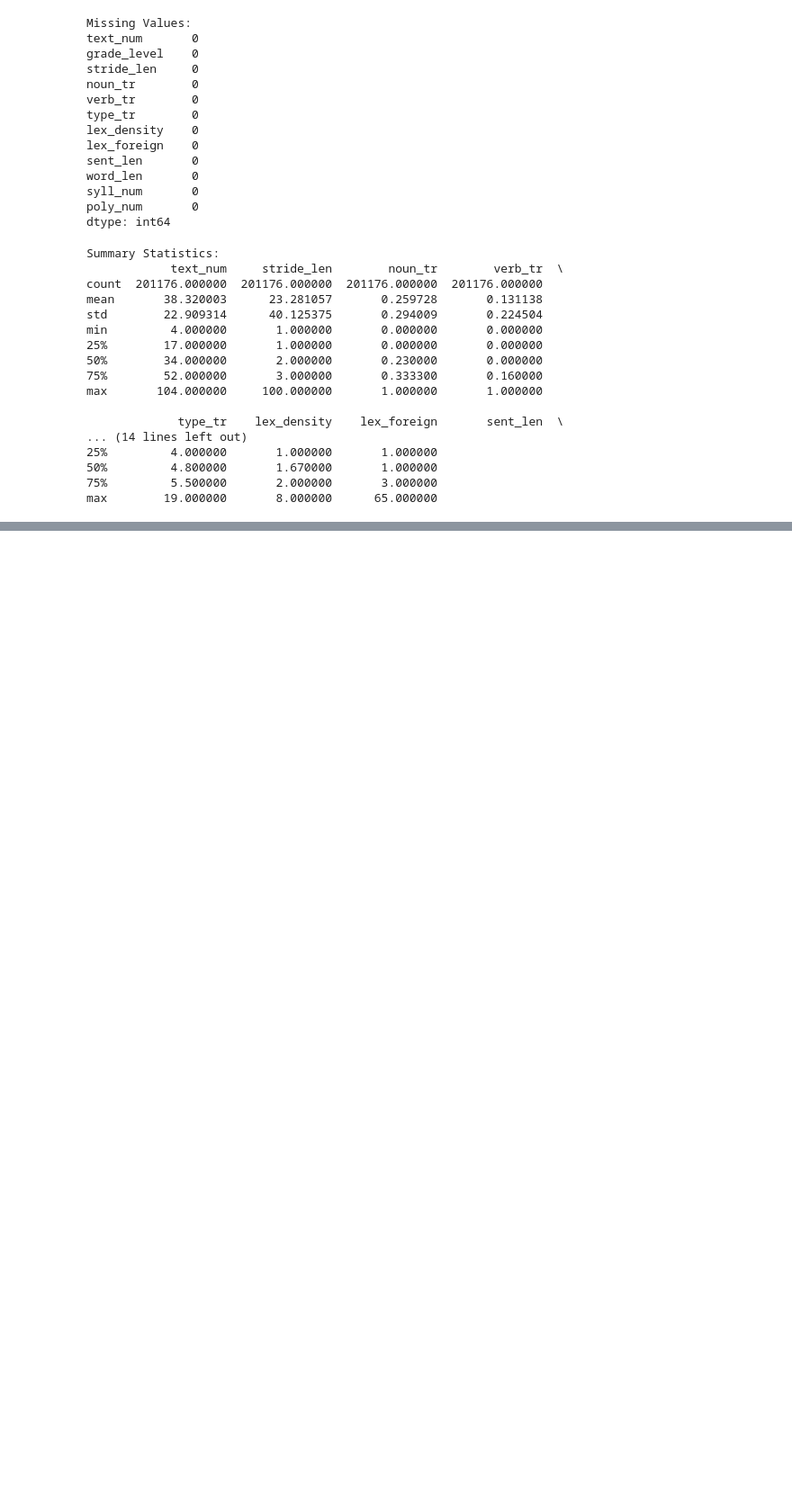
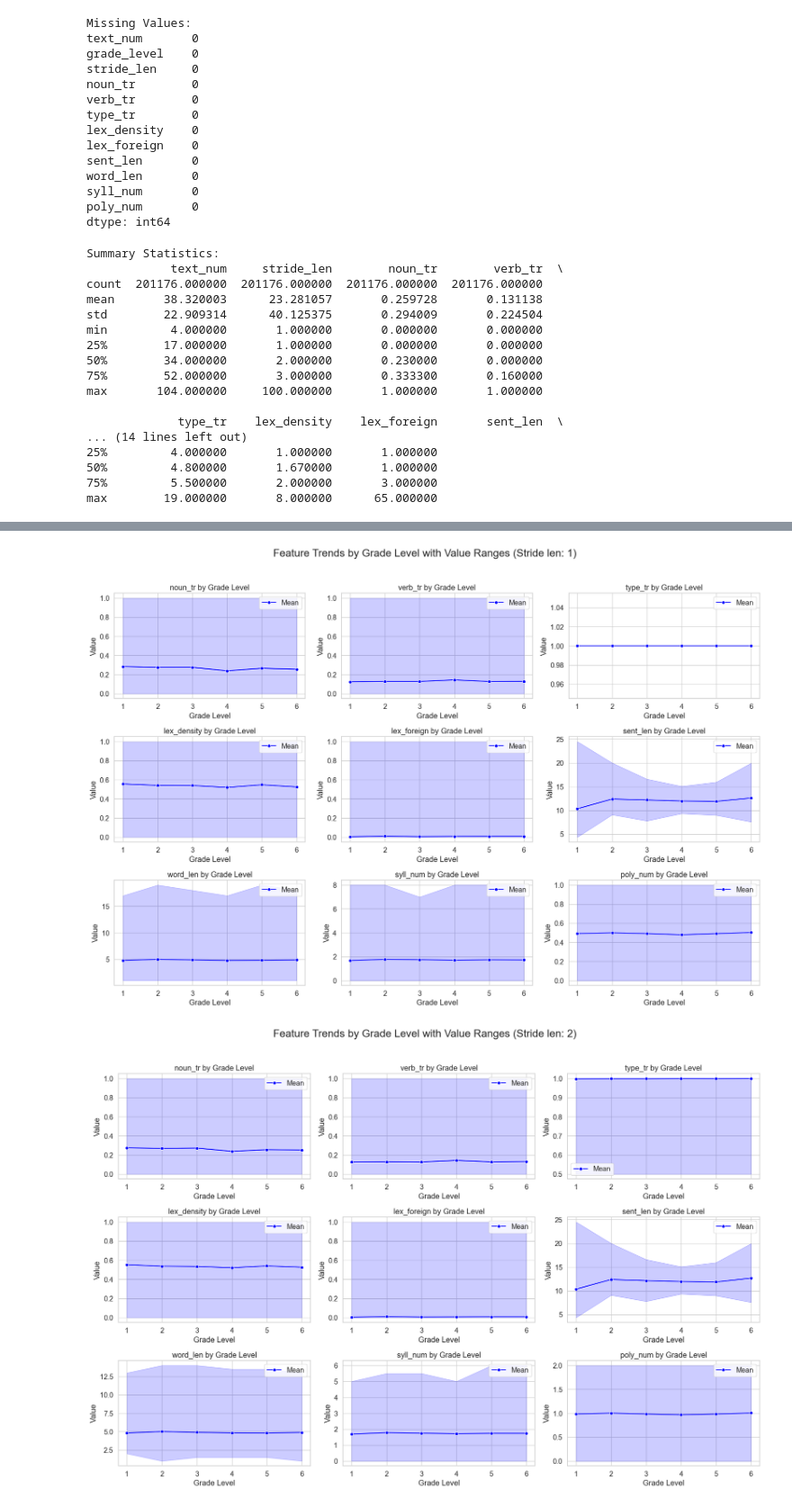
Before and after one commit to Lothany/readability_thesis, a Jupyter notebook: models/analysis.ipynb, the cells around one changed output, grey strips where cells are left out. Shown at 90% size. Cells and saved outputs as stored; diff of their text form; code cells hidden in the pictures; blank space fills up the shorter version.

```diff
--- a/models/analysis.ipynb
+++ b/models/analysis.ipynb
@@ -230,0 +249,54 @@ plt.show()
+# %%
+
+stride = [1, 2, 3, 100]
+for s in stride:
+    database = df_undersampled[df_undersampled['stride_len'] == s]
+    database_name = f"Stride len: {s}"
+
+    feature_cols = [
+        "noun_tr", "verb_tr", "type_tr", "lex_density", "lex_foreign",
+        "sent_len", "word_len", "syll_num", "poly_num"
+    ]
+
+    # Group by grade_level and compute statistics (mean, min, max)
+    grouped_mean = database.groupby("grade_level")[feature_cols].mean()
+    grouped_min = database.groupby("grade_level")[feature_cols].min()
+    grouped_max = database.groupby("grade_level")[feature_cols].max()
+
+    # Plot setup
+    sns.set(style="whitegrid", palette="muted", font_scale=1.2)
+    fig, axes = plt.subplots(nrows=3, ncols=3, figsize=(18, 12))
+    axes = axes.flatten()
+
+    # Plot each feature with a shaded range (min-max)
+    for i, feature in enumerate(feature_cols):
+        sns.lineplot(
+            x=grouped_mean.index.astype(str),
+            y=grouped_mean[feature],
+            marker='o',
+            ax=axes[i],
+            label="Mean",
+            color='blue'
+        )
+
+        # Fill between min and max
+        axes[i].fill_between(
+            x=grouped_mean.index.astype(str),
+            y1=grouped_min[feature],
+            y2=grouped_max[feature],
+            alpha=0.2,
+            color='blue',
+            # label="Range (Min-Max)"
+        )
+
+        axes[i].set_title(f"{feature} by Grade Level")
+        axes[i].set_xlabel("Grade Level")
+        axes[i].set_ylabel("Value")
+        axes[i].legend()
+
+    plt.suptitle(f"Feature Trends by Grade Level with Value Ranges ({database_name})", y=1.02, fontsize=20)
+    plt.tight_layout()
+    plt.show()
+# %% [output]
+[figure, added]
+[figure, added]
```
Also changed, not shown: parts of 8 cells of this notebook.
